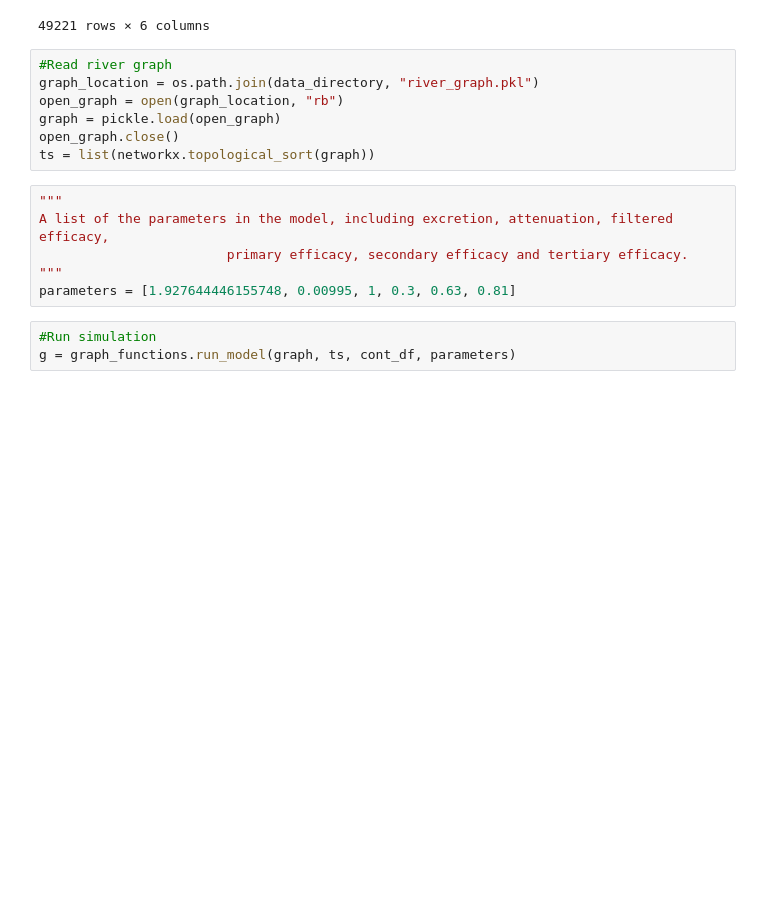
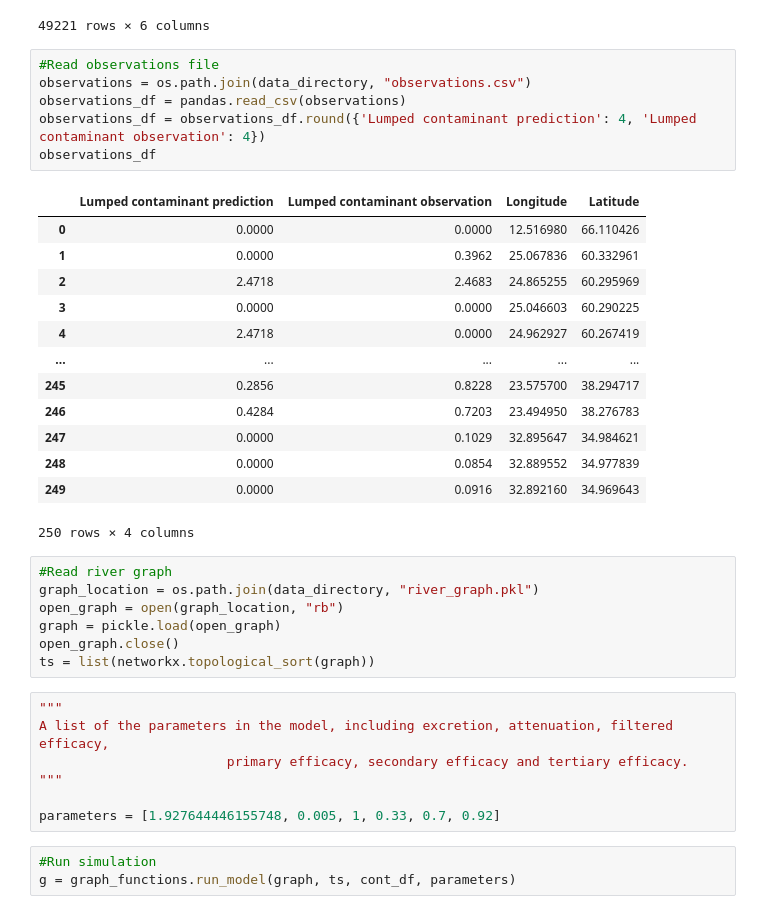
Before and after one commit to icra/wOtter, a Jupyter notebook: notebooks/run_graph.ipynb, the cells around one changed output. Cells and saved outputs as stored; diff of their text form; blank space fills up the shorter version.

Commit message:
added observations

```diff
--- a/notebooks/run_graph.ipynb
+++ b/notebooks/run_graph.ipynb
@@ -104,6 +101,26 @@ See the caveats in the documentation: https://pandas.pydata.org/pandas-docs/stab
 | 49960 | Enniskillen | 18.467542 | 0 | -7.853090 | 54.246337 | 0.0185 |
 | 49961 | Manorhamilton Waste Water Treatme... | 559.902308 | 0 | -8.021134 | 54.412172 | 0.5599 |
 49221 rows × 6 columns
+# %%
+#Read observations file
+observations = os.path.join(data_directory, "observations.csv")
+observations_df = pandas.read_csv(observations)
+observations_df = observations_df.round({'Lumped contaminant prediction': 4, 'Lumped contaminant observation': 4})
+observations_df
+# %% [output]
+|  | Lumped contaminant prediction | Lumped contaminant observation | Longitude | Latitude |
+| 0 | 0.0000 | 0.0000 | 12.516980 | 66.110426 |
+| 1 | 0.0000 | 0.3962 | 25.067836 | 60.332961 |
+| 2 | 2.4718 | 2.4683 | 24.865255 | 60.295969 |
+| 3 | 0.0000 | 0.0000 | 25.046603 | 60.290225 |
+| 4 | 2.4718 | 0.0000 | 24.962927 | 60.267419 |
+| ... | ... | ... | ... | ... |
+| 245 | 0.2856 | 0.8228 | 23.575700 | 38.294717 |
+| 246 | 0.4284 | 0.7203 | 23.494950 | 38.276783 |
+| 247 | 0.0000 | 0.1029 | 32.895647 | 34.984621 |
+| 248 | 0.0000 | 0.0854 | 32.889552 | 34.977839 |
+| 249 | 0.0000 | 0.0916 | 32.892160 | 34.969643 |
+250 rows × 4 columns
 # %%
 #Read river graph
 graph_location = os.path.join(data_directory, "river_graph.pkl")
@@ -116,7 +133,8 @@ ts = list(networkx.topological_sort(graph))
 A list of the parameters in the model, including excretion, attenuation, filtered efficacy,
                         primary efficacy, secondary efficacy and tertiary efficacy.
 """
-parameters = [1.927644446155748, 0.00995, 1, 0.3, 0.63, 0.81]
+
+parameters = [1.927644446155748, 0.005, 1, 0.33, 0.7, 0.92]
 # %%
 #Run simulation
 g = graph_functions.run_model(graph, ts, cont_df, parameters)
```
Also changed, not shown: parts of 5 cells of this notebook, 5 other files.
